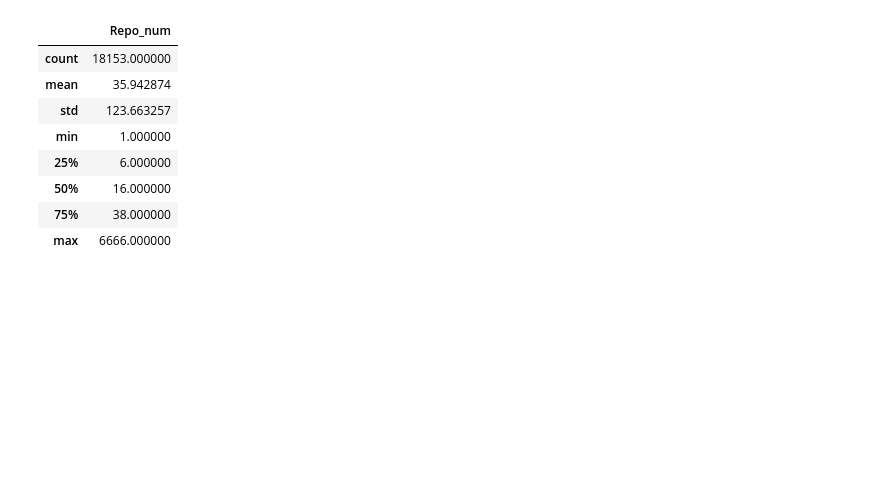
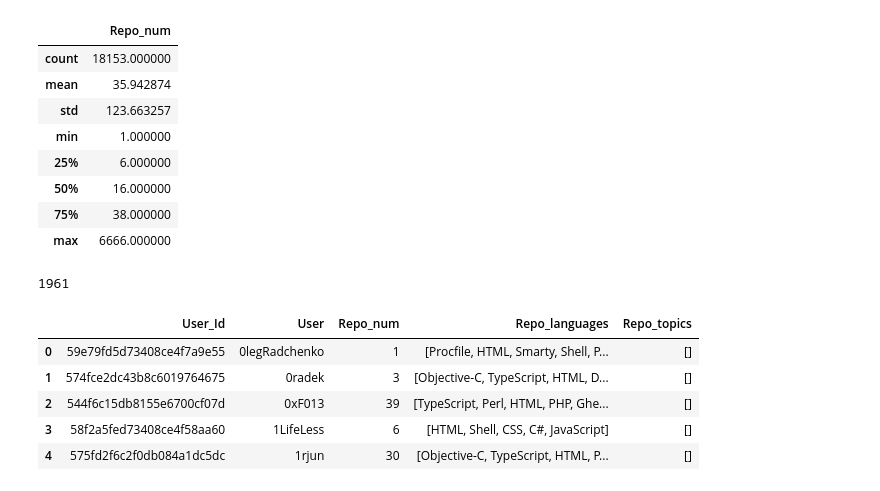
Before and after one commit to NoleWang/Respondent_Recommendation, a Jupyter notebook: Data/tools/GetRepoInfo.ipynb, the cells around one changed output. Drawn from its saved outputs; the diff is of its cells as text; code cells hidden in the pictures; blank space fills up the shorter version.

```diff
--- a/Data/tools/GetRepoInfo.ipynb
+++ b/Data/tools/GetRepoInfo.ipynb
@@ -329,3 +330,5 @@ with open(Gitter_folder+channel2+'/'+channel2+'_nofile.txt', 'w') as fp:
     print('Done')
 # %% [output]
 Done
+# %%
+df_extra_name = pd.read_csv(Gitter_folder+channel2+"/"+channel2+'_missing_users.csv')
@@ -463,3 +507,53 @@ df_angular.describe()
 | max | 6666.000000 |
 # %%
 df_angular.to_csv('../../Analysis/'+channel2+'/'+channel2+'_user_meta.csv', index=False)
+# %%
+names= []
+repos=[]
+languages = []
+topics=[]
+Ids = []
+path = GitHub_folder+channel2+'/'
+df_name = pd.read_json(Gitter_folder+channel2+"/"+channel2+'_user.json')
+
+for username in os.listdir(path):
+    if username[:-5] not in list(df_extra_name["username"].values):
+        continue
+
+    names.append(username[:-5])
+    Ids.append(df_extra_name[df_extra_name["username"] == username[:-5]]["user_Id"].values[0])
+
+    with open(path+username, 'r') as f:
+        data = json.load(f)
+        lang = set()
+        topic = set()
+        repos.append(len(data))
+
+        for num in range(len(data)):
+            lang.update(lang,data[num]["language"])
+            topic.update(topic,data[num]["topics"])
+
+        languages.append(list(lang))
+        topics.append(list(topic))
+
+
+df = pd.DataFrame()
+df["User_Id"] = Ids
+df["User"] = names
+df["Repo_num"] = repos
+df["Repo_languages"] = languages
+df["Repo_topics"] = topics
+#print(df.head(10))
+# %%
+len(df)
+# %% [output]
+1961
+# %%
+df.head()
+# %% [output]
+|  | User_Id | User | Repo_num | Repo_languages | Repo_topics |
+| 0 | 59e79fd5d73408ce4f7a9e55 | 0legRadchenko | 1 | [Procfile, HTML, Smarty, Shell, P... | [] |
+| 1 | 574fce2dc43b8c6019764675 | 0radek | 3 | [Objective-C, TypeScript, HTML, D... | [] |
+| 2 | 544f6c15db8155e6700cf07d | 0xF013 | 39 | [TypeScript, Perl, HTML, PHP, Ghe... | [] |
+| 3 | 58f2a5fed73408ce4f58aa60 | 1LifeLess | 6 | [HTML, Shell, CSS, C#, JavaScript] | [] |
+| 4 | 575fd2f6c2f0db084a1dc5dc | 1rjun | 30 | [Objective-C, TypeScript, HTML, P... | [] |
```
Also changed, not shown: parts of 6 cells of this notebook, 2 other files.
